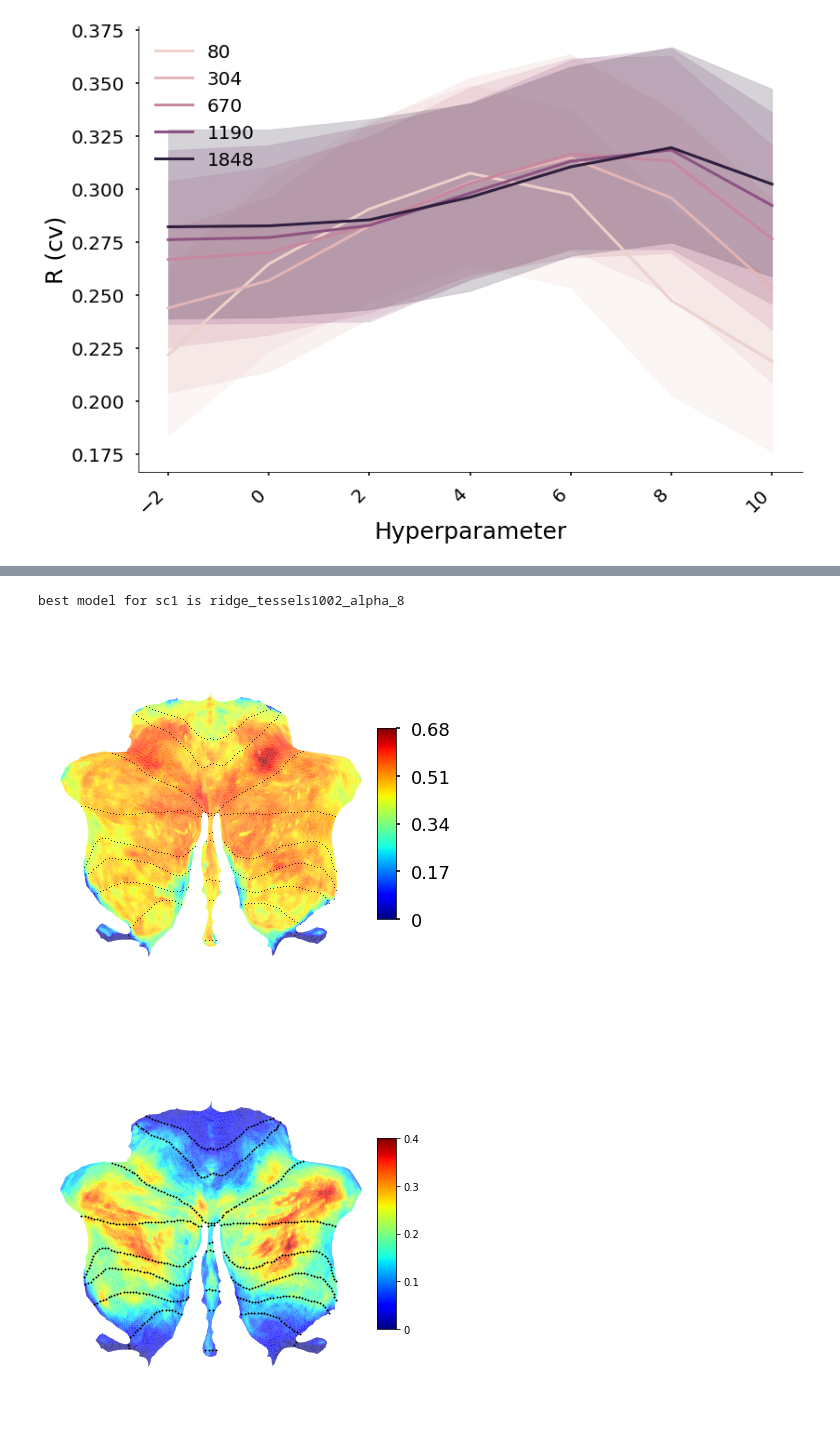
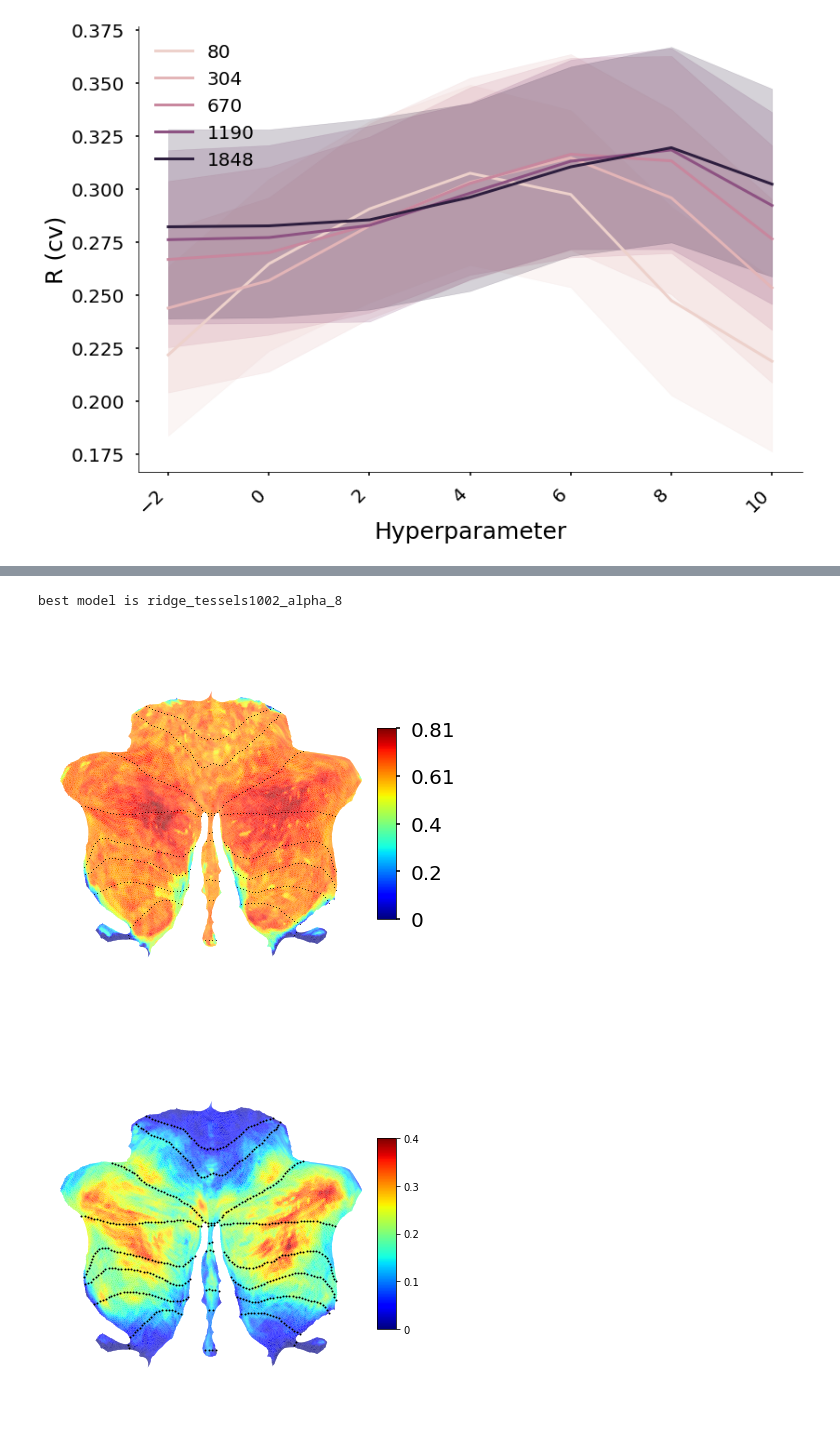
Before and after one commit to maedbhk/cerebellum_connectivity, a Jupyter notebook: notebooks/3.1-mk-models.ipynb, the cells around one changed output, grey strips where cells are left out. Saved outputs shown, nothing was run; the diff lists cells and outputs as text; code cells hidden in the pictures.

```diff
--- a/notebooks/3.1-mk-models.ipynb
+++ b/notebooks/3.1-mk-models.ipynb
@@ -88,16 +91,16 @@ vis.map_eval_cerebellum(data="R",
 # %%
 # plot noiseceiling (R)
 
-vis.map_eval(data="noiseceiling_Y_R",
+vis.map_eval_cerebellum(data="noiseceiling_Y_R",
             exp="sc1",
             model_name='best_model',
             method='ridge',
             colorbar=True,
             title=False
             )
 # %% [output]
-best model for sc1 is ridge_tessels1002_alpha_8
+best model is ridge_tessels1002_alpha_8
-[figure, old version]
+[figure, new version]
 # %%
 # plot lasso map
 
```
Also changed, not shown: parts of 7 cells of this notebook, 3 other files.
